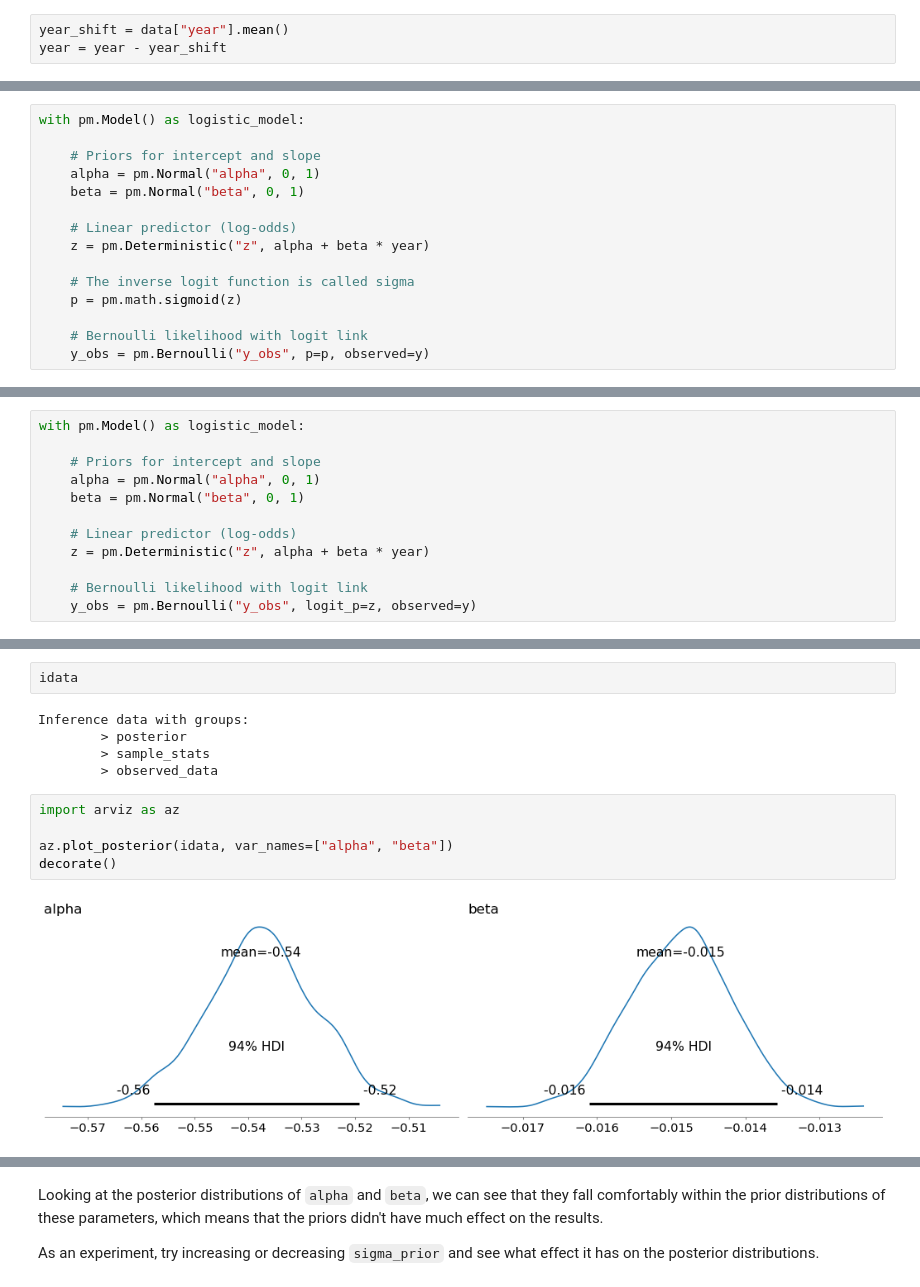
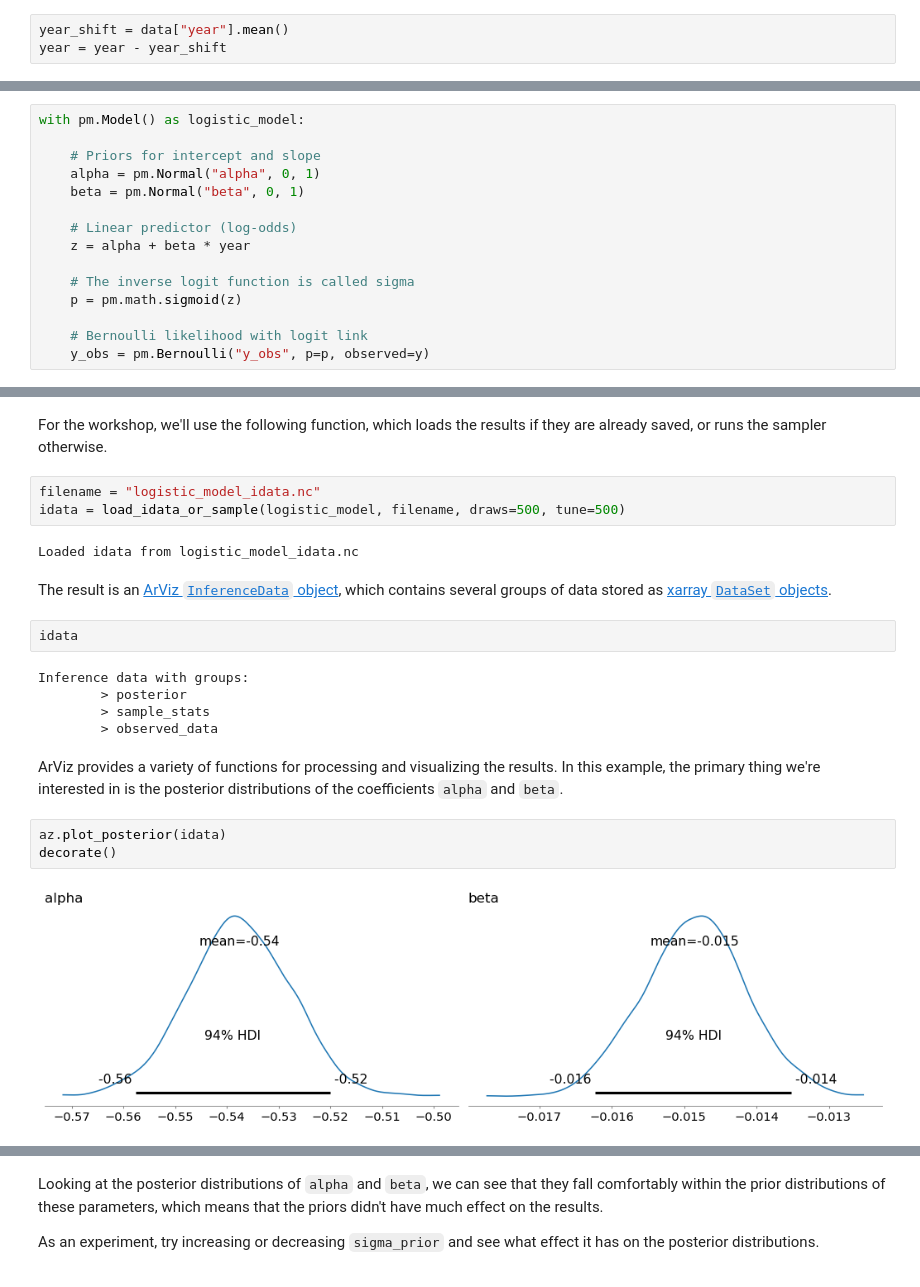
Before and after one commit to AllenDowney/SurveyDataPyMC, a Jupyter notebook: notebooks/01_logistic_regression.ipynb, the cells around one changed output, grey strips where cells are left out. Saved outputs shown, nothing was run; the diff lists cells and outputs as text.

```diff
--- a/notebooks/01_logistic_regression.ipynb
+++ b/notebooks/01_logistic_regression.ipynb
@@ -270,7 +273,7 @@ with pm.Model() as logistic_model:
     beta = pm.Normal("beta", 0, 1)
 
     # Linear predictor (log-odds)
-    z = pm.Deterministic("z", alpha + beta * year)
+    z = alpha + beta * year
 
     # The inverse logit function is called sigma
     p = pm.math.sigmoid(z)
@@ -282,13 +283 @@ Or we can skip a step by passing the logits directory to `pm.Bernoulli`.
-# %%
-with pm.Model() as logistic_model:
-
-    # Priors for intercept and slope
-    alpha = pm.Normal("alpha", 0, 1)
-    beta = pm.Normal("beta", 0, 1)
-
-    # Linear predictor (log-odds)
-    z = pm.Deterministic("z", alpha + beta * year)
-
-    # Bernoulli likelihood with logit link
-    y_obs = pm.Bernoulli("y_obs", logit_p=z, observed=y)
 # %% [markdown]
@@ -309,3 +302,12 @@ with logistic_model:
+# %% [markdown]
+For the workshop, we'll use the following function, which loads the results if they are already saved, or runs the sampler otherwise.
+# %%
+filename = "logistic_model_idata.nc"
+idata = load_idata_or_sample(logistic_model, filename, draws=500, tune=500)
+# %% [output]
+Loaded idata from logistic_model_idata.nc
+# %% [markdown]
+The result is an [ArViz `InferenceData` object](https://python.arviz.org/en/stable/api/inference_data.html), which contains several groups of data stored as [xarray `DataSet` objects](https://docs.xarray.dev/en/stable/generated/xarray.Dataset.html).
 # %%
 idata
 # %% [output]
@@ -313,12 +315,13 @@ Inference data with groups:
         > posterior
         > sample_stats
         > observed_data
+# %% [markdown]
+ArViz provides a variety of functions for processing and visualizing the results.
+In this example, the primary thing we're interested in is the posterior distributions of the coefficients `alpha` and `beta`.
 # %%
-import arviz as az
-
-az.plot_posterior(idata, var_names=["alpha", "beta"])
+az.plot_posterior(idata)
 decorate()
 # %% [output]
-[figure, old version]
+[figure, new version]
 # %% [markdown]
 ### Comparing Prior with Posterior
```
Also changed, not shown: parts of 53 cells of this notebook, 1 other file.
